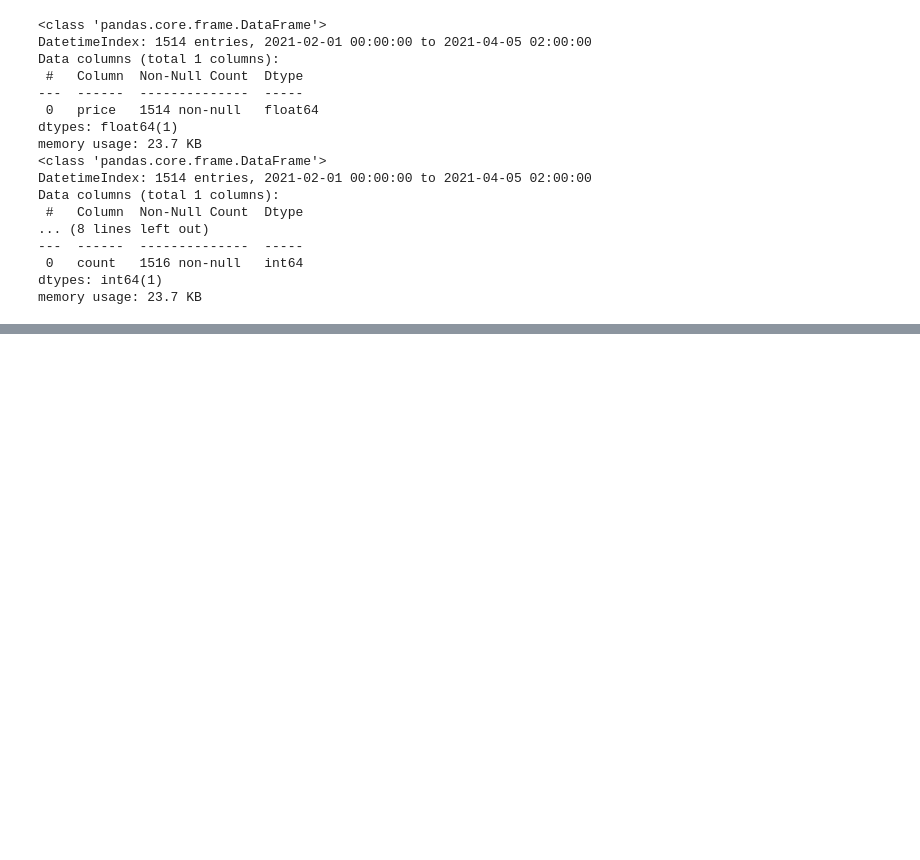
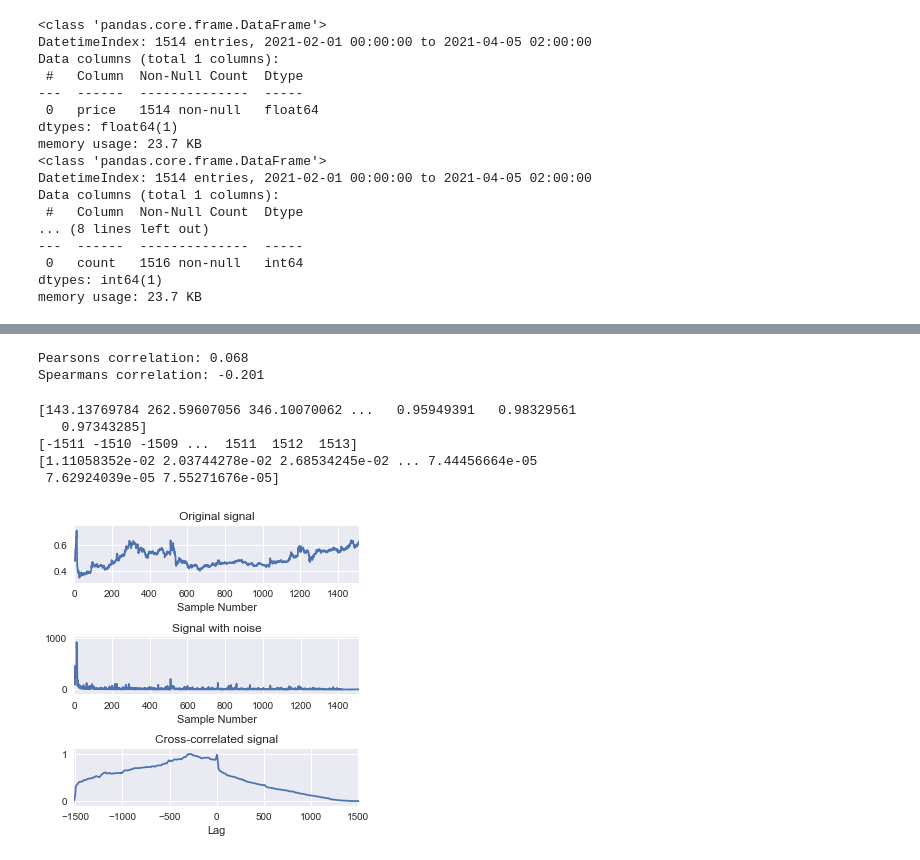
Before and after one commit to nikp00/PR21NPJSEP, a Jupyter notebook: coin_analysis.ipynb, the cells around one changed output, grey strips where cells are left out. Cells and saved outputs as stored; diff of their text form; code cells hidden in the pictures; blank space fills up the shorter version.

```diff
--- a/coin_analysis.ipynb
+++ b/coin_analysis.ipynb
@@ -172,0 +214,6 @@ Text(0.5, 0.98, 'RVN')
+# %%
+price_indexes = price_data.index
+# %%
+for index, row in mentions_data.iterrows():
+    if index not in price_indexes:
+        mentions_data = mentions_data.drop(index)
@@ -172,0 +238,65 @@ Text(0.5, 0.98, 'RVN')
+# %%
+from scipy.stats import spearmanr, pearsonr
+from scipy import signal
+
+corr, _ = pearsonr(price_data["price"].values, mentions_data["count"].values)
+print('Pearsons correlation: %.3f' % corr)
+corr, _ = spearmanr(price_data["price"].values, mentions_data["count"].values)
+print('Spearmans correlation: %.3f' % corr)
+# %% [output]
+Pearsons correlation: 0.068
+Spearmans correlation: -0.201
+# %%
+x = np.arange(128) / 128
+
+sig = price_data["price"].values
+
+sig_noise = mentions_data["count"].values[:-2]
+
+corr = signal.correlate(sig_noise, sig)
+print(corr)
+
+lags = signal.correlation_lags(len(sig), len(sig_noise))
+print(lags)
+
+corr /= np.max(corr)
+print(corr)
+
+
+
+fig, (ax_orig, ax_noise, ax_corr) = plt.subplots(3, 1, figsize=(4.8, 4.8))
+
+ax_orig.plot(sig)
+
+ax_orig.set_title('Original signal')
+
+ax_orig.set_xlabel('Sample Number')
+
+ax_noise.plot(sig_noise)
+
+ax_noise.set_title('Signal with noise')
+
+ax_noise.set_xlabel('Sample Number')
+
+ax_corr.plot(lags, corr)
+
+ax_corr.set_title('Cross-correlated signal')
+
+ax_corr.set_xlabel('Lag')
+
+ax_orig.margins(0, 0.1)
+
+ax_noise.margins(0, 0.1)
+
+ax_corr.margins(0, 0.1)
+
+fig.tight_layout()
+
+plt.show()
+# %% [output]
+[143.13769784 262.59607056 346.10070062 ...   0.95949391   0.98329561
+   0.97343285]
+[-1511 -1510 -1509 ...  1511  1512  1513]
+[1.11058352e-02 2.03744278e-02 2.68534245e-02 ... 7.44456664e-05
+ 7.62924039e-05 7.55271676e-05]
+[figure, added]
```
Also changed, not shown: parts of 11 cells of this notebook.
